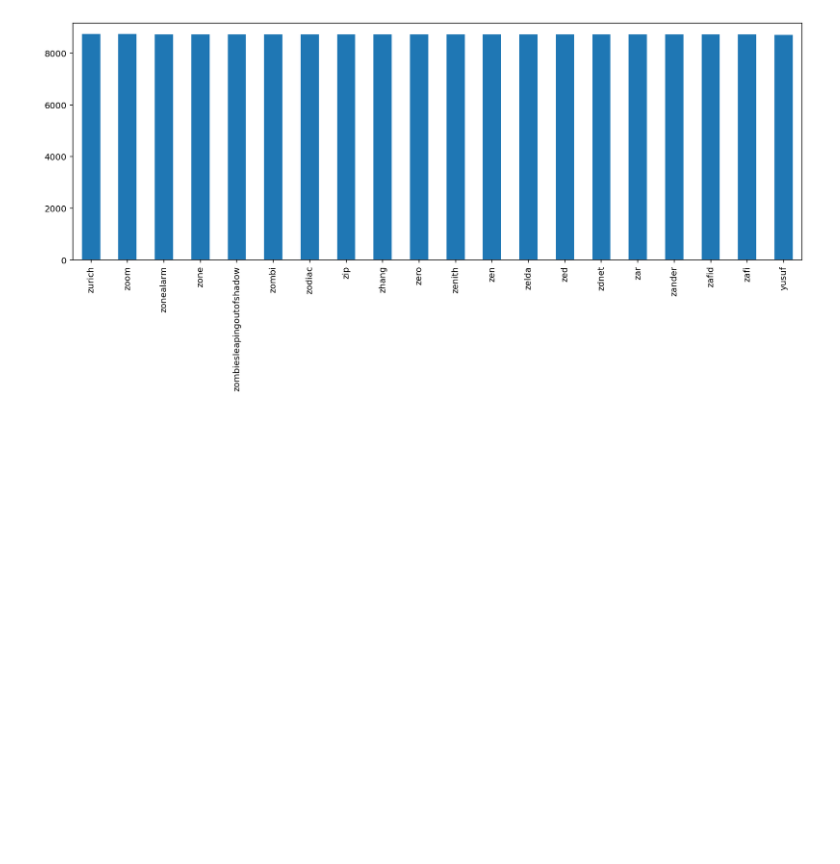
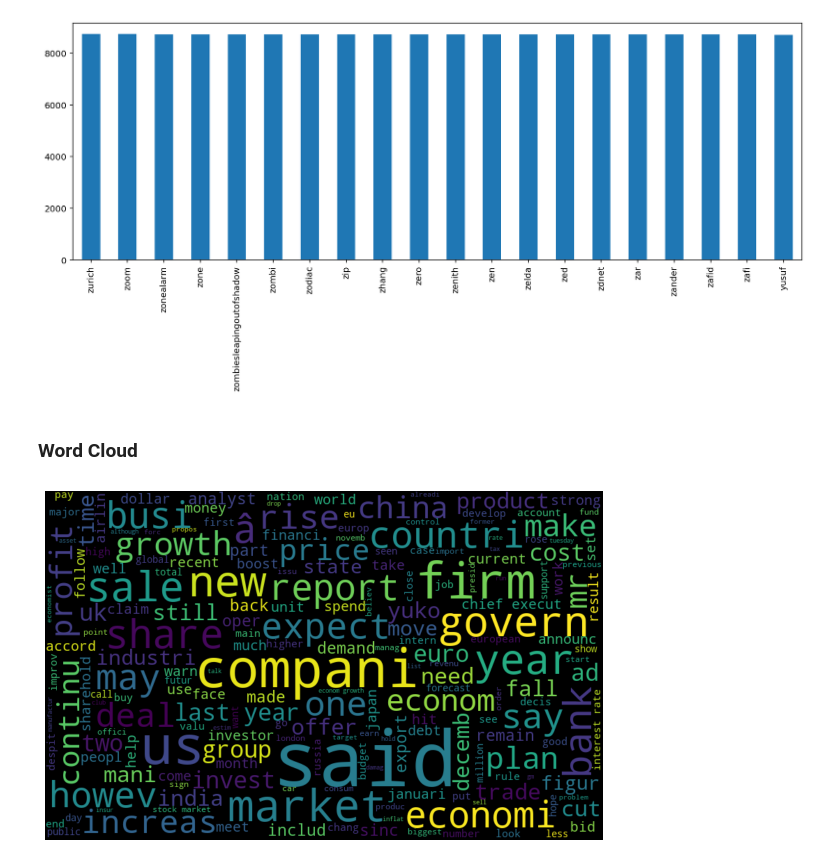
Before and after one commit to BalajiJadhav015/Topic-Modeling-On-News-Article, a Jupyter notebook: News Topic Modeling.ipynb, the cells around one changed output. Saved outputs shown, nothing was run; the diff lists cells and outputs as text; code cells hidden in the pictures; blank space fills up the shorter version.

```diff
--- a/News Topic Modeling.ipynb
+++ b/News Topic Modeling.ipynb
@@ -416,3 +416,5 @@ top_vacab.plot(kind = 'bar', figsize=(15,5))
 # %% [output]
 <AxesSubplot:>
 [figure]
+# %% [markdown]
+### Word Cloud
@@ -418,0 +423,14 @@ top_vacab.plot(kind = 'bar', figsize=(15,5))
+# %%
+def create_wordcloud(words):
+    wordcloud = WordCloud(width=800, height=500, random_state=21, max_font_size=110).generate(words)
+    plt.figure(figsize=(10, 7))
+    plt.imshow(wordcloud, interpolation="bilinear")
+    plt.axis('off')
+    plt.show()
+# %%
+subset=data[data.type=="business"]
+text=subset.news.values
+words =" ".join(text)
+create_wordcloud(words)
+# %% [output]
+[figure, added]
```
Also changed, not shown: parts of 5 cells of this notebook.
